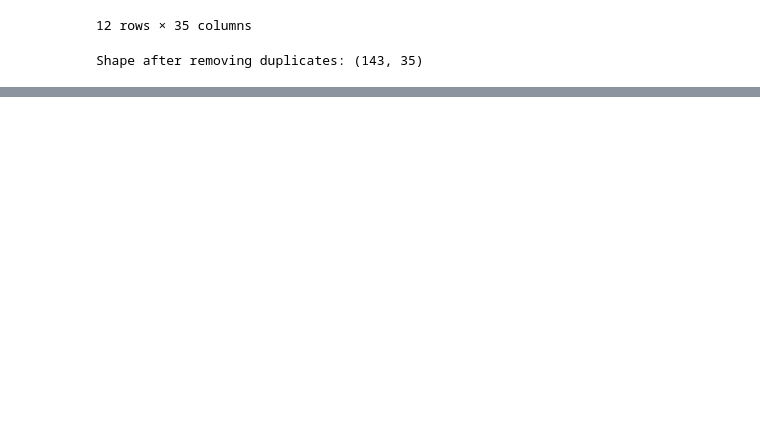
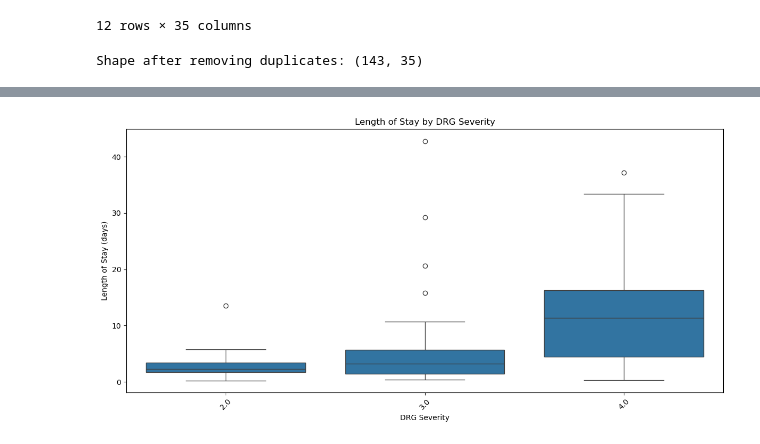
Before and after one commit to Jibu24/Predicting-ICU-LOS, a Jupyter notebook: notebooks/Data_exploration.ipynb, the cells around one changed output, grey strips where cells are left out. Drawn from its saved outputs; the diff is of its cells as text; code cells hidden in the pictures; blank space fills up the shorter version.

```diff
--- a/notebooks/Data_exploration.ipynb
+++ b/notebooks/Data_exploration.ipynb
@@ -219,0 +249,17 @@ Shape after removing duplicates: (143, 35)
+# %%
+# Remove the dod column
+merged_df.drop(columns=['dod'], inplace=True, errors='ignore')
+# %%
+# Remove the deathtime column
+merged_df.drop(columns=['deathtime'], inplace=True, errors='ignore')
+# %%
+# Visualize the relatonship between drg_severity and los
+plt.figure(figsize=(12, 6))
+sns.boxplot(data=merged_df, x='drg_severity', y='los')
+plt.title('Length of Stay by DRG Severity')
+plt.xlabel('DRG Severity')
+plt.ylabel('Length of Stay (days)')
+plt.xticks(rotation=45)
+plt.tight_layout()
+# %% [output]
+[figure, added]
```
Also changed, not shown: parts of 16 cells of this notebook.
